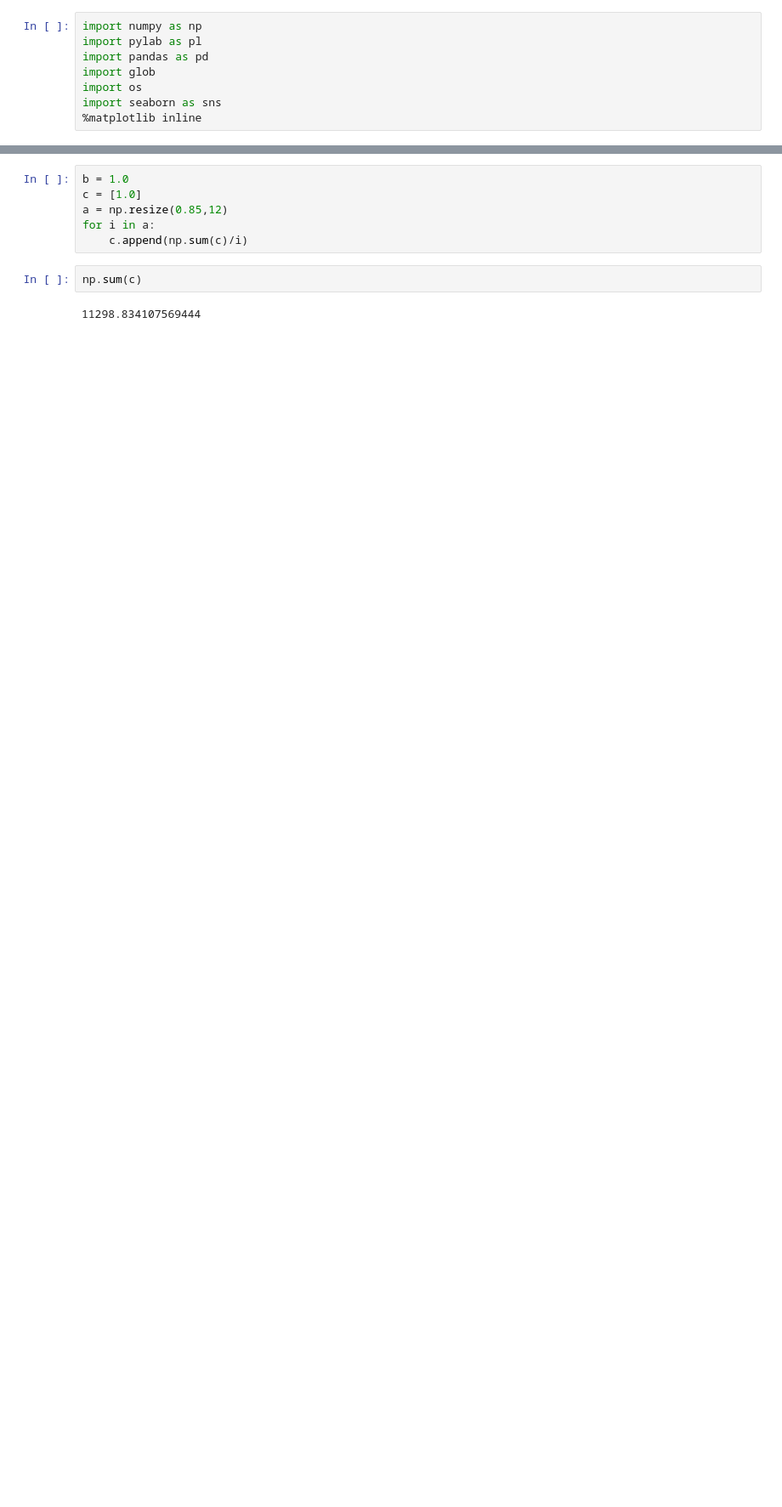
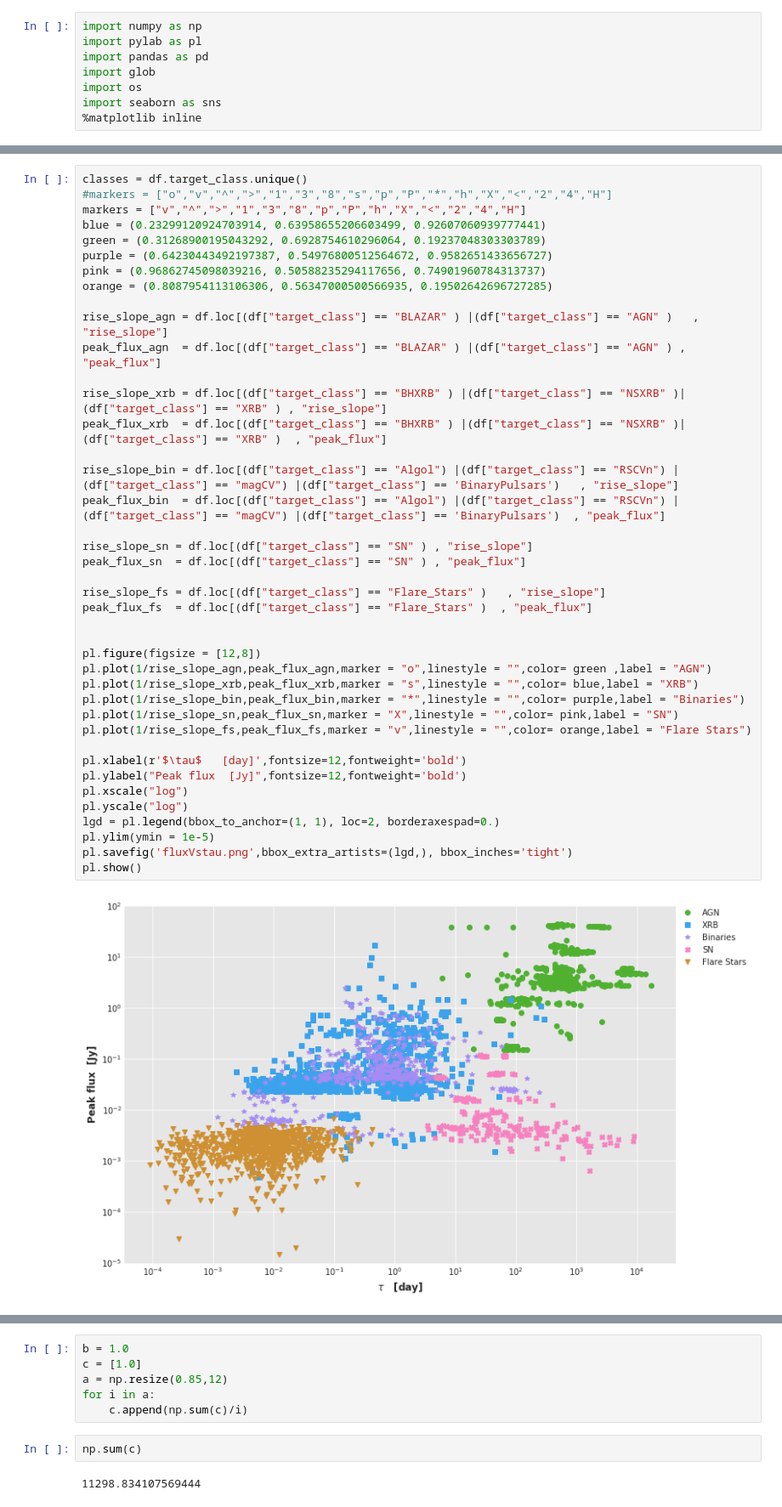
Before and after one commit to kimeels/variability-timescale-analysis-paper, a Jupyter notebook: scripts/Plotting_fluxVsTau.ipynb, the cells around one changed output, grey strips where cells are left out. Shown: that part at 85% size. Cells and saved outputs as stored; diff of their text form; blank space fills up the shorter version.

```diff
--- a/scripts/Plotting_fluxVsTau.ipynb
+++ b/scripts/Plotting_fluxVsTau.ipynb
@@ -77 +75,44 @@ pl.xlim(-10,100)
+# %%
+classes = df.target_class.unique()
+#markers = ["o","v","^",">","1","3","8","s","p","P","*","h","X","<","2","4","H"]
+markers = ["v","^",">","1","3","8","p","P","h","X","<","2","4","H"]
+blue = (0.23299120924703914, 0.63958655206603499, 0.92607060939777441)
+green = (0.31268900195043292, 0.6928754610296064, 0.19237048303303789)
+purple = (0.64230443492197387, 0.54976800512564672, 0.9582651433656727)
+pink = (0.96862745098039216, 0.50588235294117656, 0.74901960784313737)
+orange = (0.8087954113106306, 0.56347000500566935, 0.19502642696727285)
+
+rise_slope_agn = df.loc[(df["target_class"] == "BLAZAR" ) |(df["target_class"] == "AGN" )   , "rise_slope"]
+peak_flux_agn  = df.loc[(df["target_class"] == "BLAZAR" ) |(df["target_class"] == "AGN" ) , "peak_flux"]
+
+rise_slope_xrb = df.loc[(df["target_class"] == "BHXRB" ) |(df["target_class"] == "NSXRB" )|(df["target_class"] == "XRB" ) , "rise_slope"]
+peak_flux_xrb  = df.loc[(df["target_class"] == "BHXRB" ) |(df["target_class"] == "NSXRB" )|(df["target_class"] == "XRB" )  , "peak_flux"]
+
+rise_slope_bin = df.loc[(df["target_class"] == "Algol") |(df["target_class"] == "RSCVn") |(df["target_class"] == "magCV") |(df["target_class"] == 'BinaryPulsars')   , "rise_slope"]
+peak_flux_bin  = df.loc[(df["target_class"] == "Algol") |(df["target_class"] == "RSCVn") |(df["target_class"] == "magCV") |(df["target_class"] == 'BinaryPulsars')  , "peak_flux"]
+
+rise_slope_sn = df.loc[(df["target_class"] == "SN" ) , "rise_slope"]
+peak_flux_sn  = df.loc[(df["target_class"] == "SN" ) , "peak_flux"]
+
+rise_slope_fs = df.loc[(df["target_class"] == "Flare_Stars" )   , "rise_slope"]
+peak_flux_fs  = df.loc[(df["target_class"] == "Flare_Stars" )  , "peak_flux"]
+
+
+pl.figure(figsize = [12,8])
+pl.plot(1/rise_slope_agn,peak_flux_agn,marker = "o",linestyle = "",color= green ,label = "AGN")
+pl.plot(1/rise_slope_xrb,peak_flux_xrb,marker = "s",linestyle = "",color= blue,label = "XRB")
+pl.plot(1/rise_slope_bin,peak_flux_bin,marker = "*",linestyle = "",color= purple,label = "Binaries")
+pl.plot(1/rise_slope_sn,peak_flux_sn,marker = "X",linestyle = "",color= pink,label = "SN")
+pl.plot(1/rise_slope_fs,peak_flux_fs,marker = "v",linestyle = "",color= orange,label = "Flare Stars")
+
+pl.xlabel(r'$\tau$   [day]',fontsize=12,fontweight='bold')
+pl.ylabel("Peak flux  [Jy]",fontsize=12,fontweight='bold')
+pl.xscale("log")
+pl.yscale("log")
+lgd = pl.legend(bbox_to_anchor=(1, 1), loc=2, borderaxespad=0.)
+pl.ylim(ymin = 1e-5)
+pl.savefig('fluxVstau.png',bbox_extra_artists=(lgd,), bbox_inches='tight')
+pl.show()
+# %% [output]
+[figure, added]
 # %%
```
Also changed, not shown: parts of 12 cells of this notebook.
